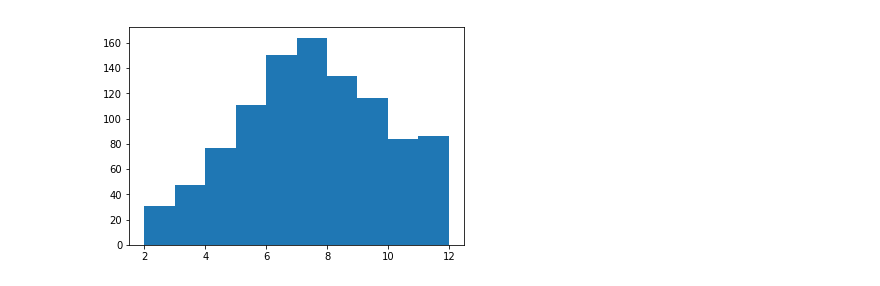
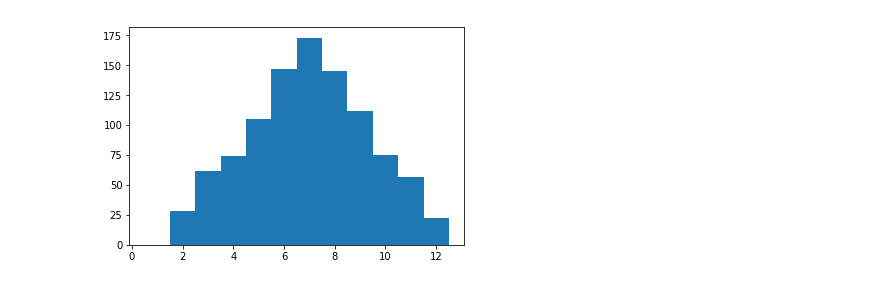
Before and after one commit to jsdiazpo/Nontransitive-Dice, a Jupyter notebook: Nontransitive-dice.ipynb, the cells around one changed output. Drawn from its saved outputs; the diff is of its cells as text; code cells hidden in the pictures.

```diff
--- a/Nontransitive-dice.ipynb
+++ b/Nontransitive-dice.ipynb
@@ -11,6 +11,7 @@ import random
 # %%
 num_runs = 1000
 dice_sum = [random.randint(1, 6)+random.randint(1, 6) for _ in range(num_runs)]
-plt.hist(dice_sum);
+offset = 0.5
+plt.hist(dice_sum, bins=np.arange(1,np.max(dice_sum)+2)-offset);
 # %% [output]
-[figure, old version]
+[figure, new version]
```
Also changed, not shown: parts of 10 cells of this notebook.
